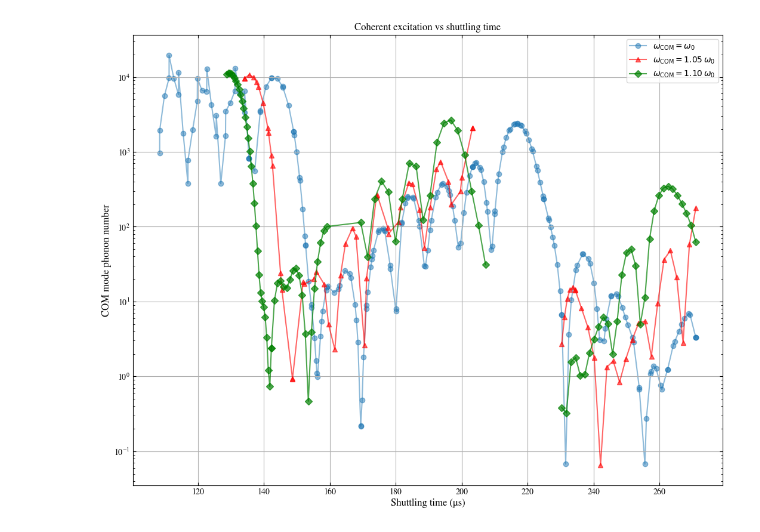
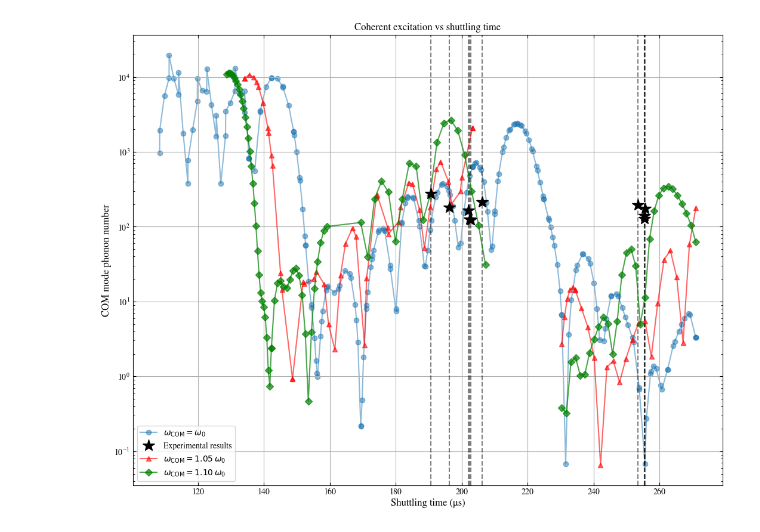
Before and after one commit to HaeffnerLab/Multiplexing, a Jupyter notebook: Ion Shuttling Simulation Time Scan 20250117.ipynb, the cells around one changed output. Saved outputs shown, nothing was run; the diff lists cells and outputs as text; code cells hidden in the pictures.

Commit message:
shuttling simulation and experiment matching

```diff
--- a/Ion Shuttling Simulation Time Scan 20250117.ipynb
+++ b/Ion Shuttling Simulation Time Scan 20250117.ipynb
@@ -447,12 +447,29 @@ merged_phonon_number = merged_phonon_number.tolist()
 sorted_pairs = sorted(zip(merged_shuttling_time, merged_phonon_number))
 merged_shuttling_time_sorted, merged_phonon_number_sorted = zip(*sorted_pairs)
 # %%
+star_points = {
+    'frequency': [6.38, 6.2, 6.02, 6.01, 6, 5.9, 4.8, 4.763, 4.762, 4.759],     # x-coordinates in kHz
+    'heating': [277.126273436417, 182.607308118779, 166.496716134287, 124.756193618776, 122.344066677443, 213.952515403632, 193.442331038101, 140.909568968540, 128.120610226197, 176.384550185347]        # y-coordinates (phonon numbers)
+}
+
+# Convert frequencies to times using the relationship: 8.25 kHz -> 275/2 μs
+conversion_factor = 295/2  # μs
+star_points['time'] = [(8.25/freq) * conversion_factor for freq in star_points['frequency']]
+
 # Plotting settings
 half_column_width_inches = 4.25 * 3
 aspect_ratio = 1.3  # Desired aspect ratio
 plt.figure(figsize=(half_column_width_inches, half_column_width_inches / aspect_ratio))
 
 plt.plot(merged_shuttling_time_sorted, merged_phonon_number_sorted, marker='o', linestyle='-', color='C0', zorder=0, alpha=0.5, label='$\omega_{\mathrm{COM}} = \omega_{\mathrm{0}}$')
+
+# Add stars at specified points
+plt.plot(star_points['time'], star_points['heating'], 'k*', markersize=15, label='Experimental results', zorder=3)
+
+# Add vertical dashed lines at specified times
+for time in star_points['time']:
+    plt.axvline(x=time, color='black', linestyle='--', alpha=0.5)
+
 # plt.scatter(merged_shuttling_time_sorted, merged_phonon_number_sorted, marker='o', linestyle='-', color = "C0", zorder=2, alpha=0.5, label='$\omega_{\mathrm{COM}} = \omega_{\mathrm{0}}$')
 # plt.scatter(shuttling_time_0, phonon_number_0, c="black", s=10, zorder=1)
 
@@ -490,32 +507,32 @@ plt.plot(merged_shuttling_time_sorted_10_1, merged_phonon_number_sorted_10_1, ma
 plt.plot(merged_shuttling_time_sorted_10_2, merged_phonon_number_sorted_10_2, marker="D", linestyle='-', c="green", zorder=2, alpha=0.7)
 # plt.scatter(merged_shuttling_time_sorted_10, merged_phonon_number_sorted_10, marker='D', color = "green", zorder=2, alpha=0.5, label='$\omega_{\mathrm{COM}} = 1.10 \, \omega_{\mathrm{0}}$')
 
 # time = 150 * (121 / 133.93969396934)
 # start = time * 0.99
 # stop = time * 1.01
 # plt.axvspan(start, stop, color='red', alpha=0.3)
 
 time = 150 * (121 / 133.93969396934) * 2
 start = time * 0.995
 stop = time * 1.005
 # plt.axvspan(start, stop, color='red', alpha=0.3)
 # plt.axvline(start/2+stop/2, color='black', linestyle='--', alpha=1)
 
-# plt.xlim(100, 150)
+# plt.xlim(240, 270)
 # plt.ylim(100, 2000)
 
 plt.xlabel('Shuttling time (μs)', fontsize=12)
 plt.ylabel('COM mode phonon number', fontsize=12)
 plt.title('Coherent excitation vs shuttling time', fontsize=12)
 plt.yscale('log')
 plt.grid(True)
 plt.xticks(fontsize=10)
 plt.yticks(fontsize=10)
 
 pdf_filename = './outputs/Phonon_number_vs_shuttling_time.pdf'
 
 plt.legend()
 plt.savefig(pdf_filename, format='pdf', bbox_inches='tight')
 plt.show()
 # %% [output]
-[figure, old version]
+[figure, new version]
```
Also changed, not shown: 6 other files.
